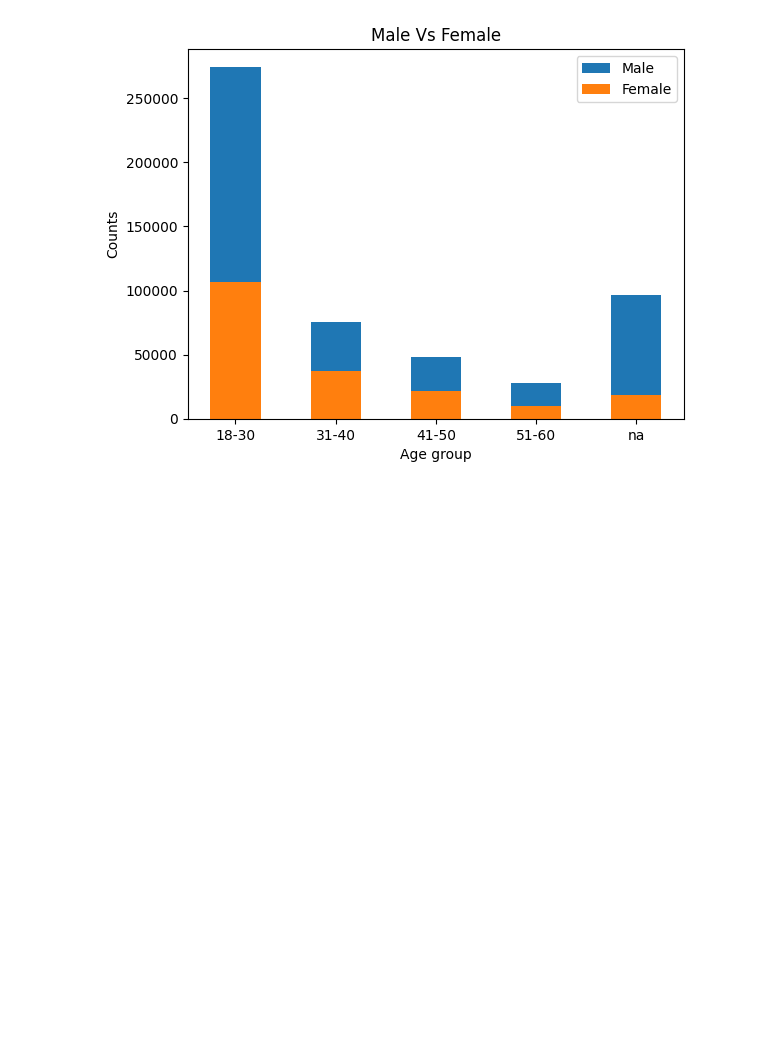
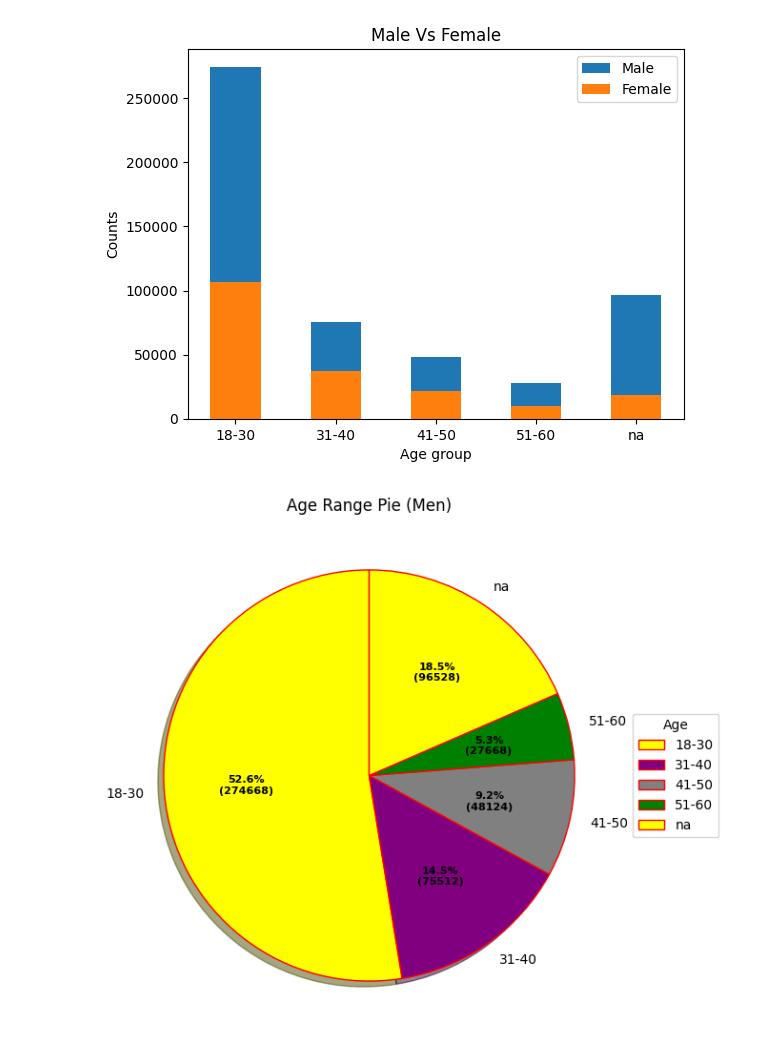
Before and after one commit to rekhachakkara/python_projects, a Jupyter notebook: powerlifting.ipynb, the cells around one changed output. Cells and saved outputs as stored; diff of their text form; code cells hidden in the pictures; blank space fills up the shorter version.

```diff
--- a/powerlifting.ipynb
+++ b/powerlifting.ipynb
@@ -301,3 +341,36 @@ age count of women   age_range   count
 3     51-60    9864
 4        na   18467
 [figure]
+# %%
+#PIE-CHART FOR MEN W.R.T AGE [ 18-30, 31-40, 41-50, 51-60 ]
+import numpy as np
+age_range = df_range['age_range'].unique()
+male = df_range['count'].unique()
+# creating color parameters
+colors = ("yellow", "purple", "gray", "green")
+# wedge properties
+wp = {'linewidth': 1, 'edgecolor': "red"}
+# creating autocpt arguments
+def func(pct, allvalues):
+    absolute = int(pct/100.* np.sum(allvalues))
+    return "{:.1f}%\n({:d})".format(pct, absolute)
+
+# creating plot
+fig, ax = plt.subplots(figsize=(10, 7))
+wedges, texts, autotexts = ax.pie(male,
+                                  autopct = lambda pct: func(pct, male),
+                                  labels = age_range,
+                                  shadow = True,
+                                  colors = colors,
+                                  startangle = 90,
+                                  wedgeprops = wp,
+                                  textprops = dict(color="black"))
+
+
+# adding legend
+ax.legend(wedges, age_range, title="Age", loc="center left", bbox_to_anchor=(1, 0, 0.5, 1))
+plt.setp(autotexts, size=8, weight="bold")
+ax.set_title("Age Range Pie (Men)")
+plt.show()
+# %% [output]
+[figure, added]
```
Also changed, not shown: parts of 7 cells of this notebook.
